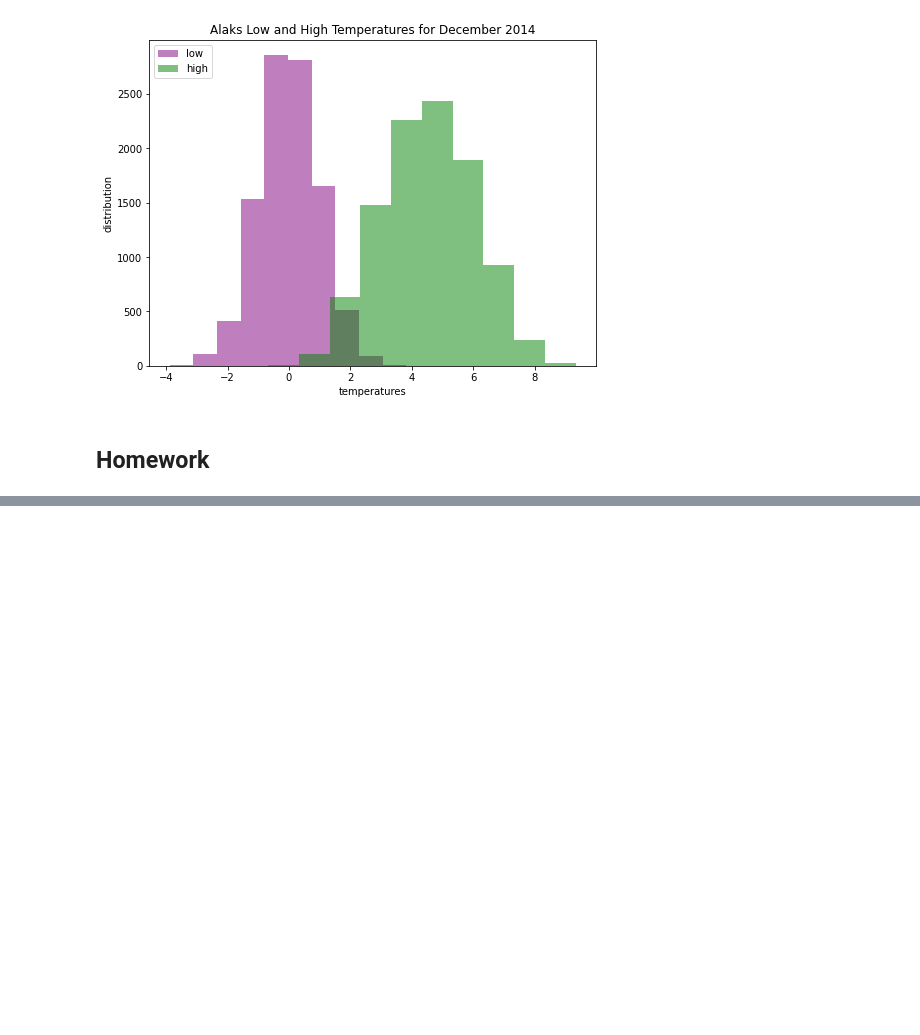
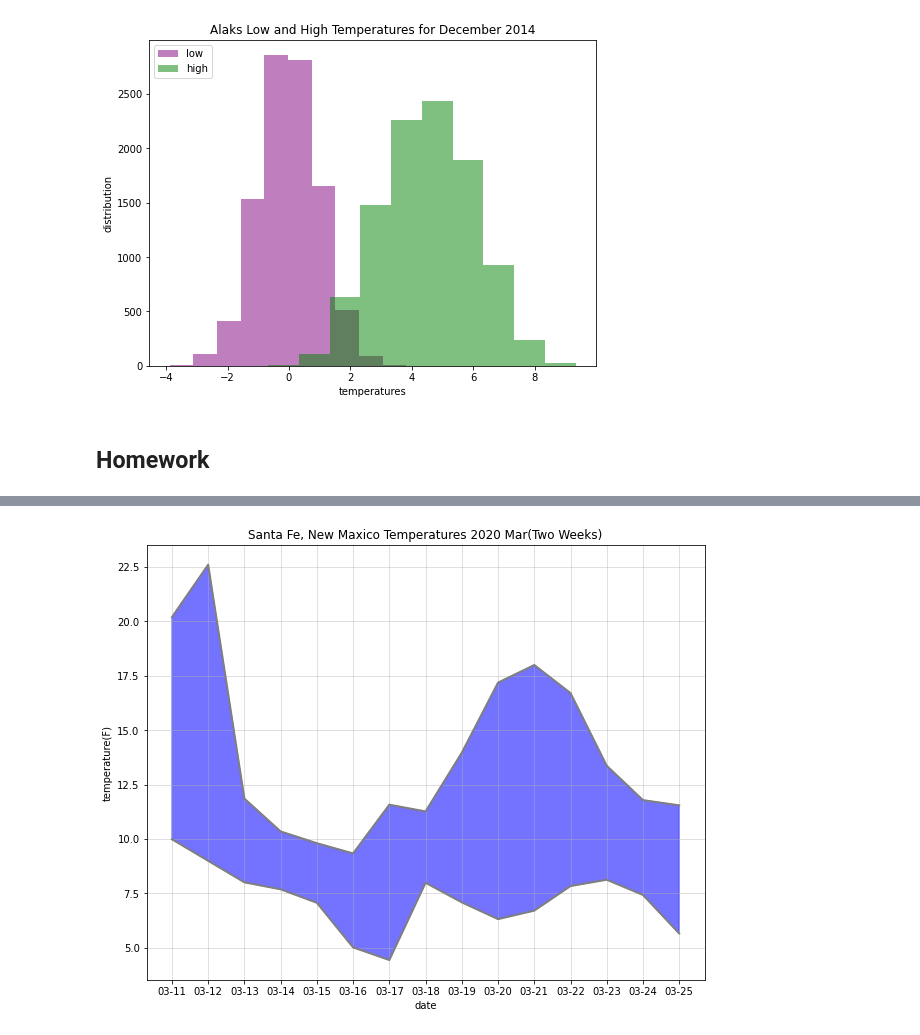
Before and after one commit to AilingLiu/Python-Visualisation, a Jupyter notebook: python_visualisation_in_matplotlib.ipynb, the cells around one changed output, grey strips where cells are left out. Cells and saved outputs as stored; diff of their text form; code cells hidden in the pictures; blank space fills up the shorter version.

```diff
--- a/python_visualisation_in_matplotlib.ipynb
+++ b/python_visualisation_in_matplotlib.ipynb
@@ -230,5 +228,7 @@ df.head(3)
 # %%
 df['timestamp'] = pd.to_datetime(df['timestamp'])
+df['temperature']=df['temperature'].astype('float')
+
 df.set_index('timestamp', inplace=True)
-df = df.iloc[:, 0]
-df.rename(columns=['temperature'], inplace=True)
+min_temp = df.resample('1D').min()
+max_temp = df.resample('1D').max()
@@ -265,0 +235,19 @@ ERROR! Session/line number was not unique in database. History logging moved to
+# %%
+import matplotlib.dates as mdates
+fig, ax = plt.subplots(figsize=(10, 8))
+
+ax.plot(max_temp.index, max_temp['temperature'], color='gray', lw=2)
+ax.plot(min_temp.index, min_temp['temperature'], color='gray', lw=2)
+ax.set(title='Santa Fe, New Maxico Temperatures 2020 Mar(Two Weeks)',
+       xlabel='date',
+       ylabel='temperature(F)')
+locator = mdates.DayLocator()
+ax.xaxis.set_major_locator(locator)
+
+formator = mdates.DateFormatter('%m-%d')
+ax.xaxis.set_major_formatter(formator)
+ax.grid(alpha=0.5)
+ax.fill_between(max_temp.index, min_temp['temperature'].values,
+                max_temp['temperature'].values, alpha=0.55, color='bwr');
+# %% [output]
+[figure, added]
```
Also changed, not shown: parts of 5 cells of this notebook.
